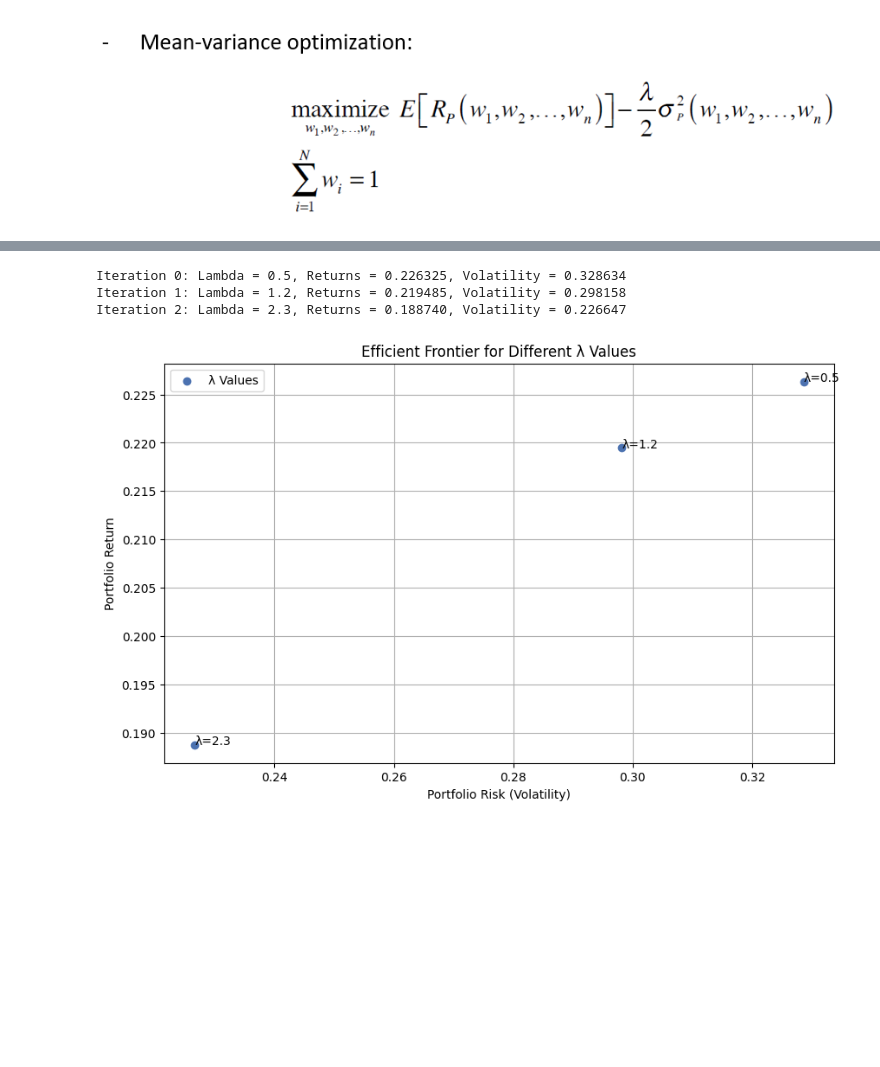
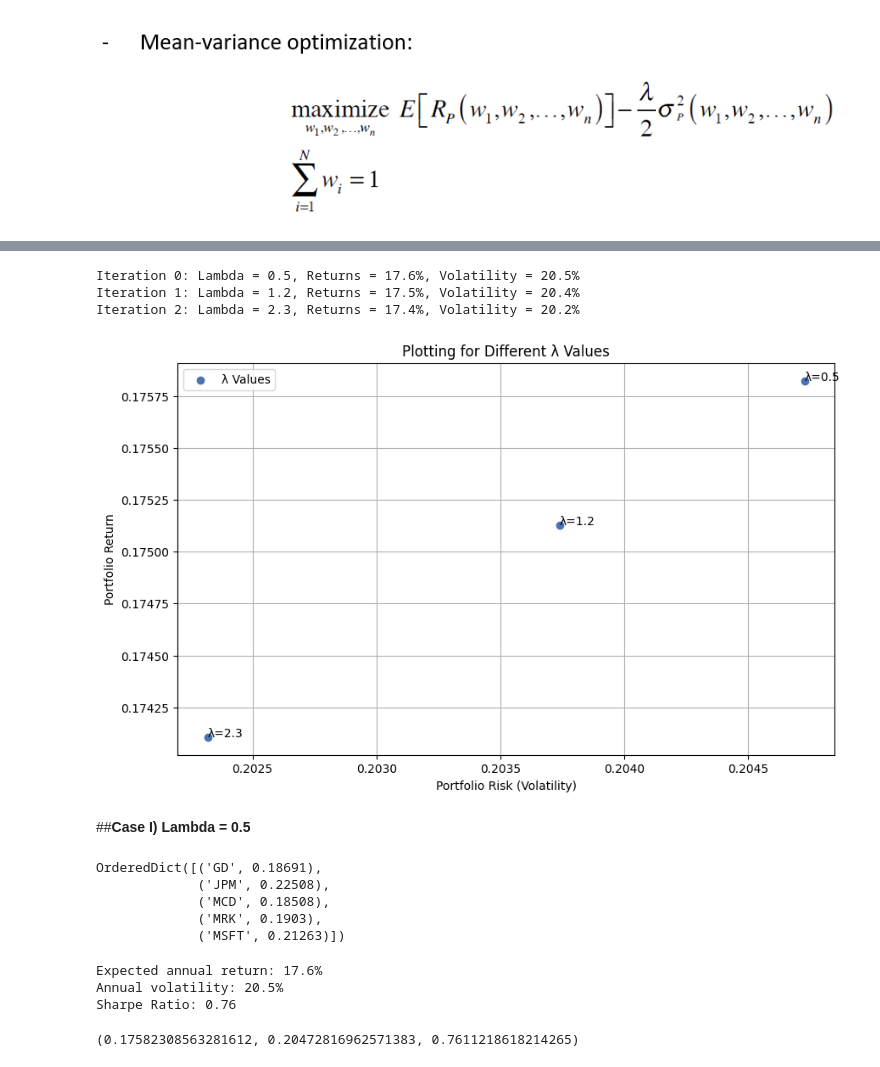
Before and after one commit to AlienX77-cmd/Computational-Finance, a Jupyter notebook: Computational_Finance_Homework_4_Portfolio_Optimization_Programing_6310505688_Kittipak.ipynb, the cells around one changed output, grey strips where cells are left out. Drawn from its saved outputs; the diff is of its cells as text; code cells hidden in the pictures; blank space fills up the shorter version.

```diff
--- a/Computational_Finance_Homework_4_Portfolio_Optimization_Programing_6310505688_Kittipak.ipynb
+++ b/Computational_Finance_Homework_4_Portfolio_Optimization_Programing_6310505688_Kittipak.ipynb
@@ -405,41 +410,64 @@ Net weight: 1.00
 ![max_quadratic_utility.png](embedded-picture-1)
 # %%
 # Create the EfficientFrontier object
-ef = EfficientFrontier(mu, S)
+ef3 = EfficientFrontier(mu, S)
+ef3.add_objective(objective_functions.L2_reg) # add a secondary objective (L2 regularisation to increase the number of nonzero weights.)
 
 # Define the λ values you want to use
 lambdas = [0.5, 1.2, 2.3]
 
 # Initialize lists to store results
 portfolio_returns = []
 portfolio_volatilities = []
 
 i = 0
 
 # Perform Mean-Variance Optimization for each λ
 for lam in lambdas:
-  weights = ef.max_quadratic_utility(risk_aversion=lam) # Perform the optimization
-  returns, volatility, sharpe = ef.portfolio_performance(verbose=False) # returns
+  weights3 = ef3.max_quadratic_utility(risk_aversion=lam) # Perform the optimization
+  returns, volatility, sharpe = ef3.portfolio_performance(verbose=False) # returns
   portfolio_returns.append(returns); portfolio_volatilities.append(volatility)
 
-  print(f"Iteration {i}: Lambda = {lam}, Returns = {returns:.6f}, Volatility = {volatility:.6f}")
+  print(f"Iteration {i}: Lambda = {lam}, Returns = {returns*100:.1f}%, Volatility = {volatility*100:.1f}%")
   i+=1
 
 # Plot the Efficient Frontier
 plt.figure(figsize=(10, 6))
 plt.scatter(portfolio_volatilities, portfolio_returns, marker='o', label="λ Values")
 
-for i, lam in enumerate(lambdas):
-    plt.annotate(f'λ={lam}', (portfolio_volatilities[i], portfolio_returns[i]))
+for i, lam in enumerate(lambdas): plt.annotate(f'λ={lam}', (portfolio_volatilities[i], portfolio_returns[i]))
 
-plt.title('Efficient Frontier for Different λ Values')
+plt.title('Plotting for Different λ Values')
 plt.xlabel('Portfolio Risk (Volatility)')
 plt.ylabel('Portfolio Return')
 plt.legend()
 plt.grid(True)
 plt.show()
 # %% [output]
-Iteration 0: Lambda = 0.5, Returns = 0.226325, Volatility = 0.328634
-Iteration 1: Lambda = 1.2, Returns = 0.219485, Volatility = 0.298158
-Iteration 2: Lambda = 2.3, Returns = 0.188740, Volatility = 0.226647
+Iteration 0: Lambda = 0.5, Returns = 17.6%, Volatility = 20.5%
+Iteration 1: Lambda = 1.2, Returns = 17.5%, Volatility = 20.4%
+Iteration 2: Lambda = 2.3, Returns = 17.4%, Volatility = 20.2%
-[figure, old version]
+[figure, new version]
+# %% [markdown]
+##**Case I) Lambda = 0.5**
+# %%
+# Create the EfficientFrontier object
+ef4 = EfficientFrontier(mu, S)
+ef4.add_objective(objective_functions.L2_reg) # add a secondary objective (L2 regularisation to increase the number of nonzero weights.)
+ef4.max_quadratic_utility(risk_aversion=0.5)
+
+weights4 = ef4.clean_weights()
+weights4
+# %% [output]
+OrderedDict([('GD', 0.18691),
+             ('JPM', 0.22508),
+             ('MCD', 0.18508),
+             ('MRK', 0.1903),
+             ('MSFT', 0.21263)])
+# %%
+ef4.portfolio_performance(verbose=True)
+# %% [output]
+Expected annual return: 17.6%
+Annual volatility: 20.5%
+Sharpe Ratio: 0.76
+(0.17582308563281612, 0.20472816962571383, 0.7611218618214265)
```
Also changed, not shown: parts of 36 cells of this notebook.
